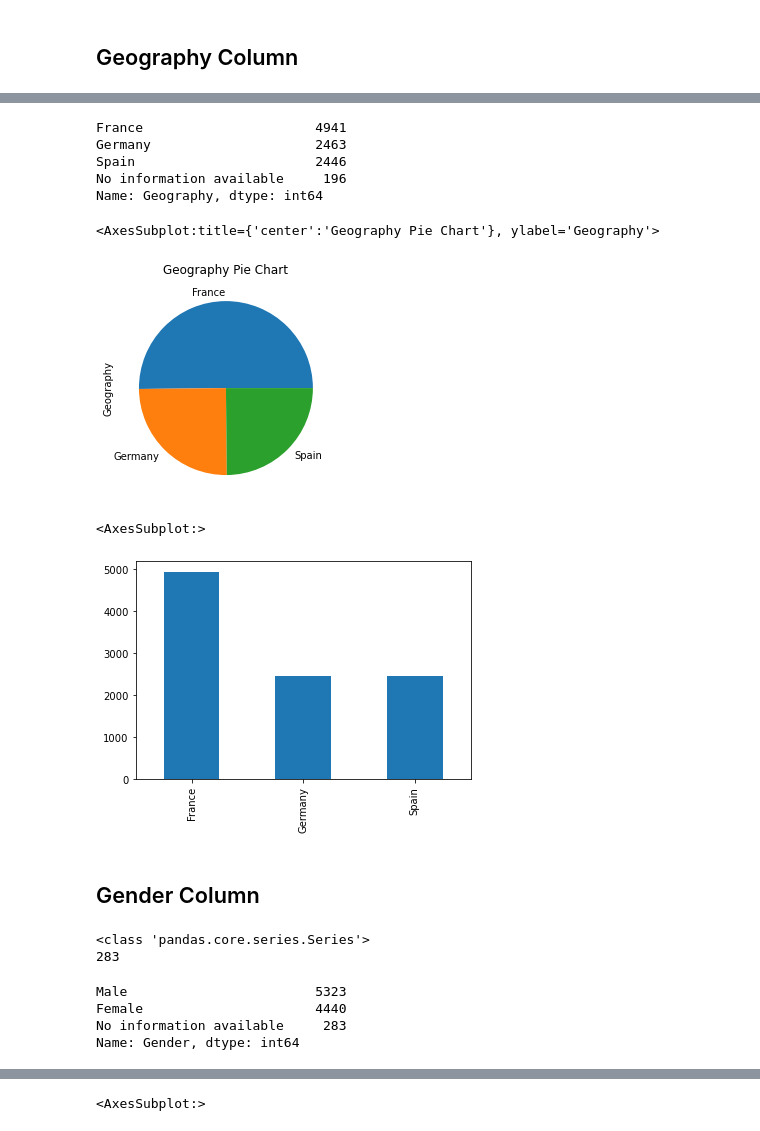
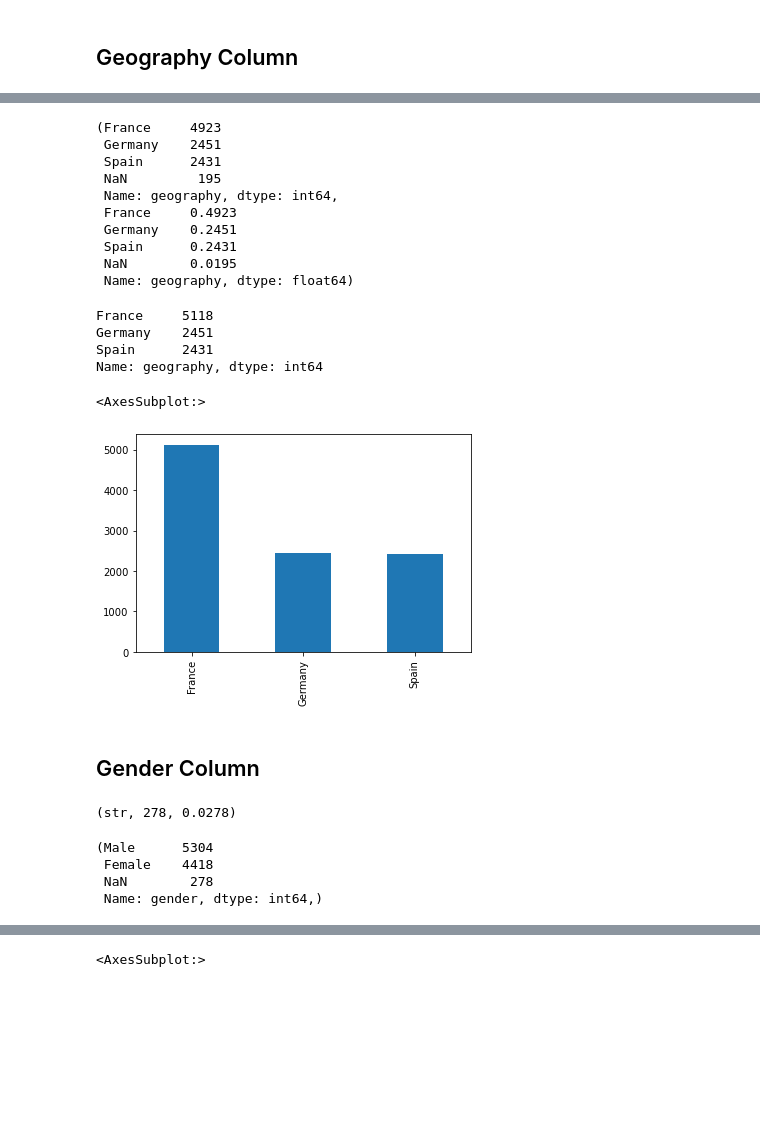
Before and after one commit to lukyluca/Bank-Customer-Churn-Prediction, a Jupyter notebook: project_code.ipynb, the cells around one changed output, grey strips where cells are left out. Saved outputs shown, nothing was run; the diff lists cells and outputs as text; code cells hidden in the pictures; blank space fills up the shorter version.

```diff
--- a/project_code.ipynb
+++ b/project_code.ipynb
@@ -222,10 +250,15 @@ print(df.Geography.isna().sum())
 # %%
 # Frequency Table
 
-df.Geography.value_counts()
+df.geography.value_counts(dropna =False), df.geography.value_counts(normalize = True, dropna = False)
 # %% [output]
-France                      4941
-Germany                     2463
-Spain                       2446
-No information available     196
-Name: Geography, dtype: int64
+(France     4923
+ Germany    2451
+ Spain      2431
+ NaN         195
+ Name: geography, dtype: int64,
+ France     0.4923
+ Germany    0.2451
+ Spain      0.2431
+ NaN        0.0195
+ Name: geography, dtype: float64)
@@ -234,22 +265,24 @@ Name: Geography, dtype: int64
-# %%
-# Plotting the Column values'frequencies
-
-df.loc[df.Geography != 'No information available', 'Geography'].value_counts().plot(kind= 'pie', title = 'Geography Pie Chart')
-# %% [output]
-<AxesSubplot:title={'center':'Geography Pie Chart'}, ylabel='Geography'>
-[figure, removed]
+# %%
+# Using the mode to fill NA
+
+df.geography.fillna('France', inplace= True)
+# %%
+df.geography.value_counts(dropna =False)
+# %% [output]
+France     5118
+Germany    2451
+Spain      2431
+Name: geography, dtype: int64
 # %%
-df.loc[df.Geography != 'No information available', 'Geography'].value_counts().plot(kind= 'bar')
+df.geography.value_counts().plot(kind= 'bar')
 # %% [output]
 <AxesSubplot:>
-[figure, old version]
+[figure, new version]
 # %% [markdown]
 ## Gender Column
 # %%
 # Checking for type and missing values
 
-print(type(df.Gender))
-print(df.Gender.isna().sum())
+type(df.gender[0]), df.gender.isna().sum(), df.gender.isna().mean()
 # %% [output]
-<class 'pandas.core.series.Series'>
-283
+(str, 278, 0.0278)
@@ -260,9 +289,9 @@ df.Gender.fillna('No information available', inplace= True)
 # %%
 # Frequnecy Table
 
-df.Gender.value_counts(dropna = False)
+df.gender.value_counts(dropna = False),
 # %% [output]
-Male                        5323
-Female                      4440
-No information available     283
-Name: Gender, dtype: int64
+(Male      5304
+ Female    4418
+ NaN        278
+ Name: gender, dtype: int64,)
```
Also changed, not shown: parts of 87 cells of this notebook.
